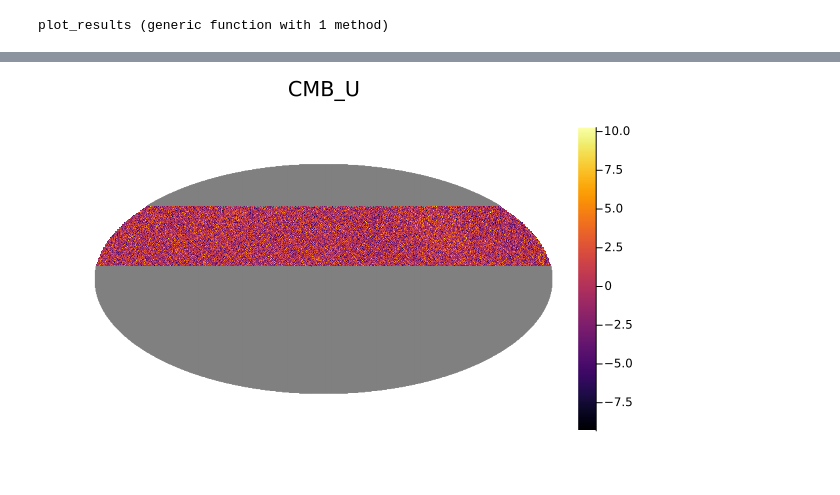
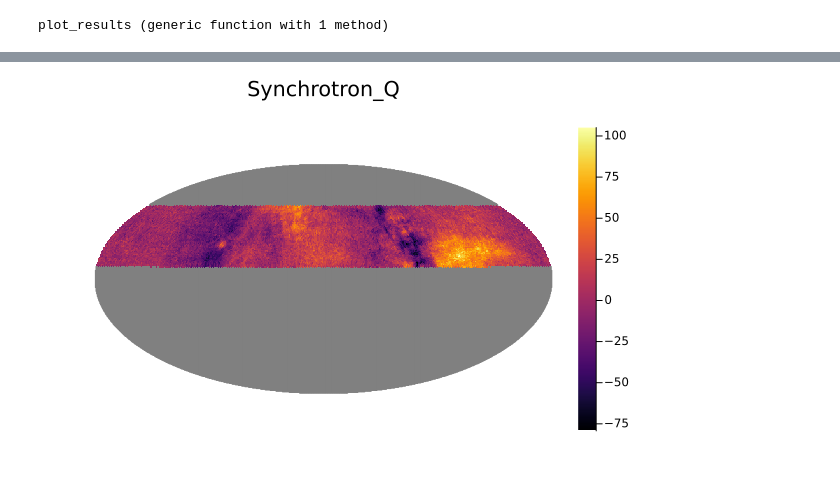
Before and after one commit to teob97/Master-Thesis-Pipeline, a Jupyter notebook: notebooks/fgbuster_plot.ipynb, the cells around one changed output, grey strips where cells are left out. Saved outputs shown, nothing was run; the diff lists cells and outputs as text; code cells hidden in the pictures.

```diff
--- a/notebooks/fgbuster_plot.ipynb
+++ b/notebooks/fgbuster_plot.ipynb
@@ -72,4 +75,4 @@ title!(l)
-# %%
-get_map_and_hist(data["lspe_wmap"]["1arcsec"]["ideal"], "U", 256)[1][1]
-# %% [output]
-[figure, removed]
+# %%
+get_map_and_hist(data["lspe_planck"]["60arcsec"]["ideal"], "Q", 64)[1][3]
+# %% [output]
+[figure, added]
```
Also changed, not shown: parts of 5 cells of this notebook, 3 other files.
